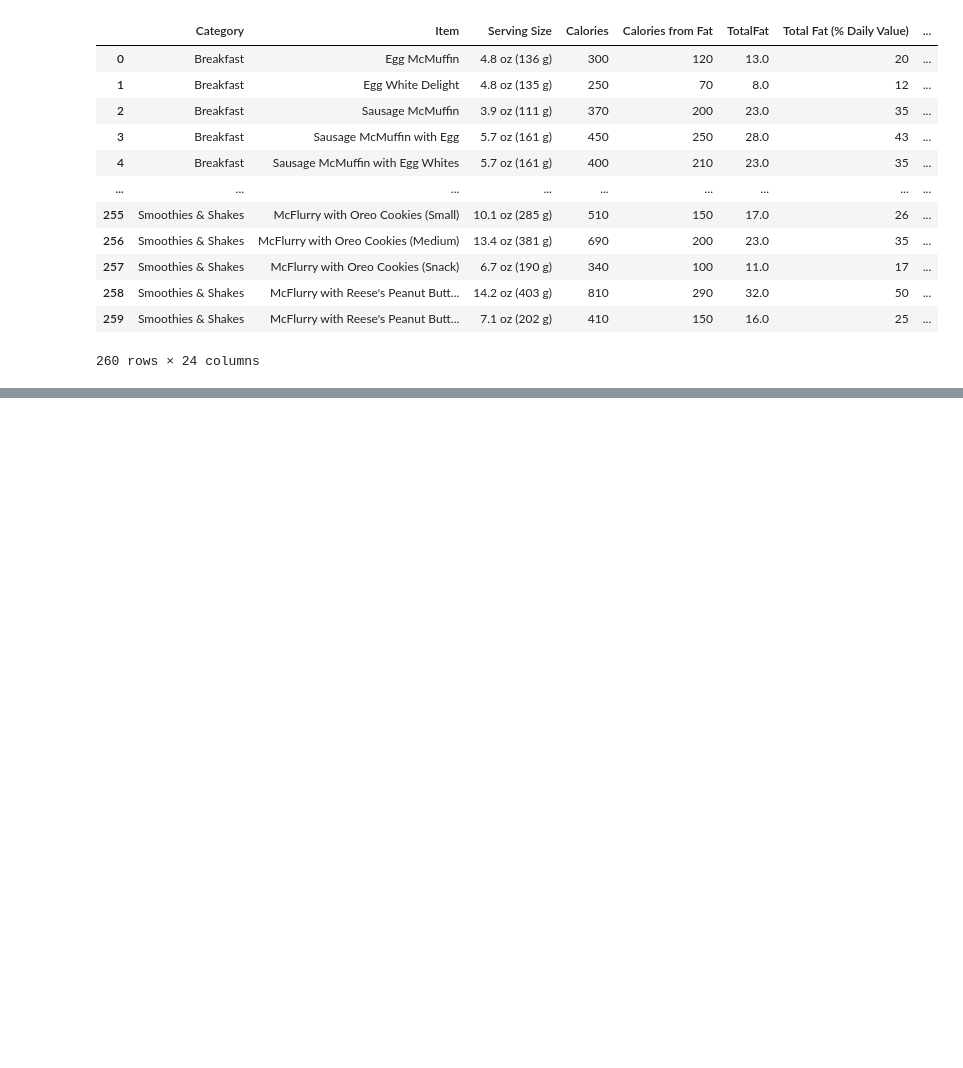
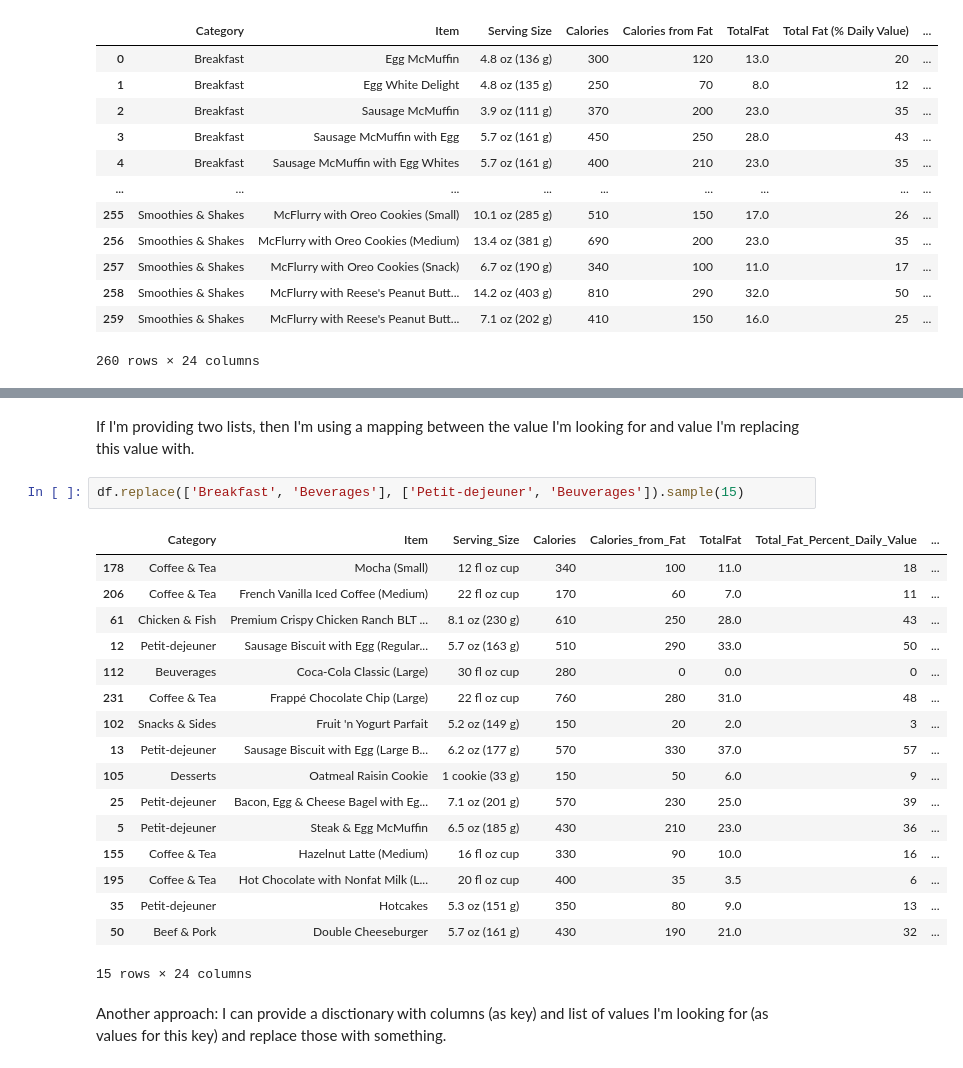
Before and after one commit to alx2202/DataAnalysis, a Jupyter notebook: Day11/data_modifications.ipynb, the cells around one changed output, grey strips where cells are left out. Drawn from its saved outputs; the diff is of its cells as text; blank space fills up the shorter version.

```diff
--- a/Day11/data_modifications.ipynb
+++ b/Day11/data_modifications.ipynb
@@ -20,0 +265,24 @@ df
+# %% [markdown]
+If I'm providing two lists, then I'm using a mapping between the value I'm looking for and value I'm replacing this value with.
+# %%
+df.replace(['Breakfast', 'Beverages'], ['Petit-dejeuner', 'Beuverages']).sample(15)
+# %% [output]
+|  | Category | Item | Serving_Size | Calories | Calories_from_Fat | TotalFat | Total_Fat_Percent_Daily_Value | ... |
+| 178 | Coffee & Tea | Mocha (Small) | 12 fl oz cup | 340 | 100 | 11.0 | 18 | ... |
+| 206 | Coffee & Tea | French Vanilla Iced Coffee (Medium) | 22 fl oz cup | 170 | 60 | 7.0 | 11 | ... |
+| 61 | Chicken & Fish | Premium Crispy Chicken Ranch BLT ... | 8.1 oz (230 g) | 610 | 250 | 28.0 | 43 | ... |
+| 12 | Petit-dejeuner | Sausage Biscuit with Egg (Regular... | 5.7 oz (163 g) | 510 | 290 | 33.0 | 50 | ... |
+| 112 | Beuverages | Coca-Cola Classic (Large) | 30 fl oz cup | 280 | 0 | 0.0 | 0 | ... |
+| 231 | Coffee & Tea | Frappé Chocolate Chip (Large) | 22 fl oz cup | 760 | 280 | 31.0 | 48 | ... |
+| 102 | Snacks & Sides | Fruit 'n Yogurt Parfait | 5.2 oz (149 g) | 150 | 20 | 2.0 | 3 | ... |
+| 13 | Petit-dejeuner | Sausage Biscuit with Egg (Large B... | 6.2 oz (177 g) | 570 | 330 | 37.0 | 57 | ... |
+| 105 | Desserts | Oatmeal Raisin Cookie | 1 cookie (33 g) | 150 | 50 | 6.0 | 9 | ... |
+| 25 | Petit-dejeuner | Bacon, Egg & Cheese Bagel with Eg... | 7.1 oz (201 g) | 570 | 230 | 25.0 | 39 | ... |
+| 5 | Petit-dejeuner | Steak & Egg McMuffin | 6.5 oz (185 g) | 430 | 210 | 23.0 | 36 | ... |
+| 155 | Coffee & Tea | Hazelnut Latte (Medium) | 16 fl oz cup | 330 | 90 | 10.0 | 16 | ... |
+| 195 | Coffee & Tea | Hot Chocolate with Nonfat Milk (L... | 20 fl oz cup | 400 | 35 | 3.5 | 6 | ... |
+| 35 | Petit-dejeuner | Hotcakes | 5.3 oz (151 g) | 350 | 80 | 9.0 | 13 | ... |
+| 50 | Beef & Pork | Double Cheeseburger | 5.7 oz (161 g) | 430 | 190 | 21.0 | 32 | ... |
+15 rows × 24 columns
+# %% [markdown]
+Another approach: I can provide a disctionary with columns (as key) and list of values I'm looking for (as values for this key) and replace those with something.
```
Also changed, not shown: parts of 35 cells of this notebook.
